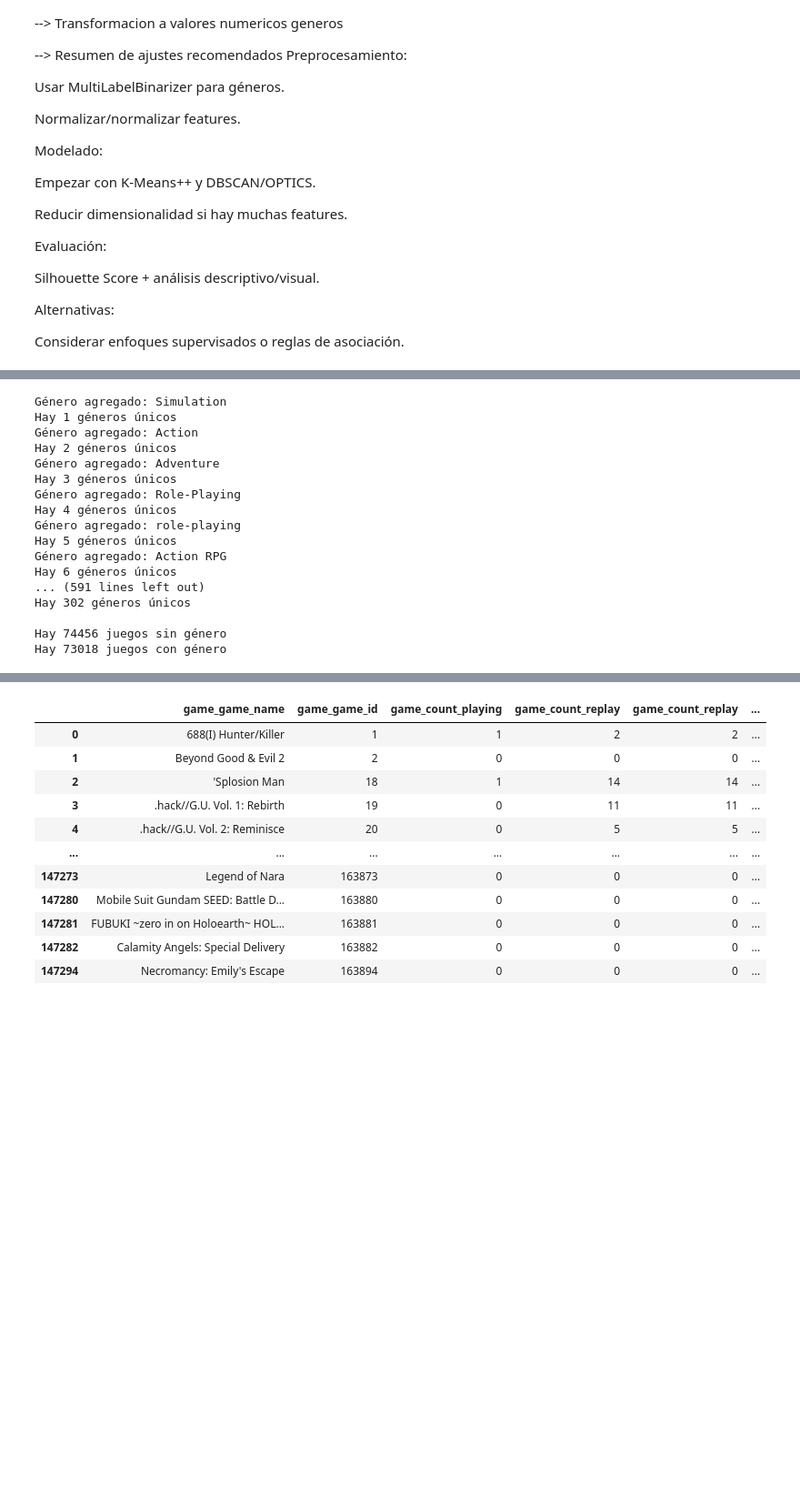
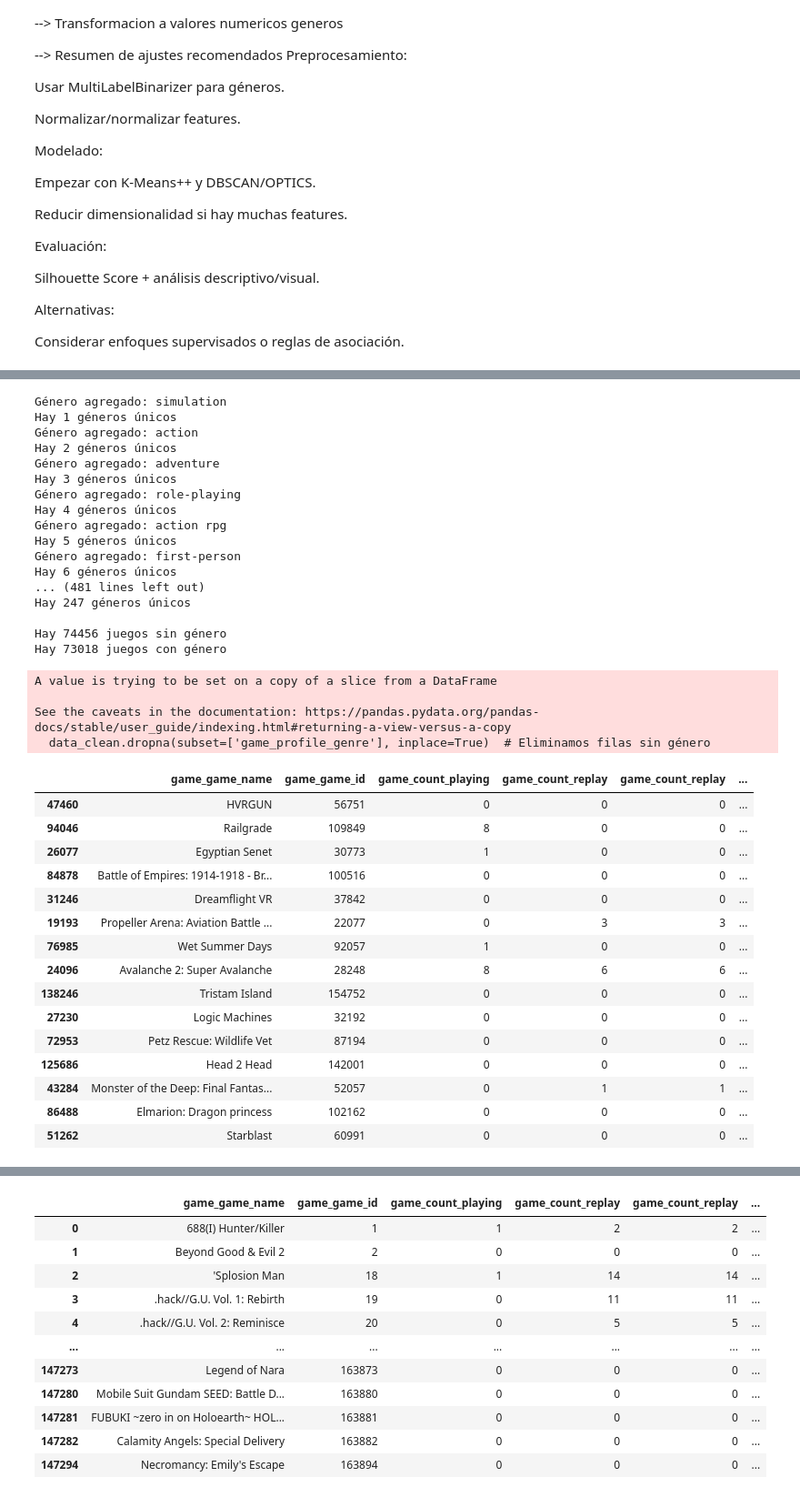
Before and after one commit to SebaSalasLvd/proyecto-mineria, a Jupyter notebook: hito-2/clean_data.ipynb, the cells around one changed output, grey strips where cells are left out. Shown at 91% size. Saved outputs shown, nothing was run; the diff lists cells and outputs as text; code cells hidden in the pictures; blank space fills up the shorter version.

```diff
--- a/hito-2/clean_data.ipynb
+++ b/hito-2/clean_data.ipynb
@@ -118,11 +202,12 @@ genres_list = []
 for game in genres:
     if pd.isna(game):  # verificamos que el género no sea NaN
         continue
+    for genre in game.split(','):
+        normalized = normalize_genre(genre)
+        if normalized not in genres_list: # revisamos si el género ya está en la lista
+            genres_list.append(normalized) # si no está, lo agregamos
 
-    for genre in game.split(','):
-        if genre.strip() not in genres_list: # revisamos si el género ya está en la lista
-            genres_list.append(genre.strip()) # si no está, lo agregamos
-            print('Género agregado: {}'.format(genre.strip()))
+            print('Género agregado: {}'.format(normalized))
             print('Hay {} géneros únicos'.format(len(genres_list)))
 
 # Eliminamos los juegos que no tienen genero
@@ -130,20 +215,20 @@ print()
 print('Hay {} juegos sin género'.format(data_clean['game_profile_genre'].isna().sum()))
 print('Hay {} juegos con género'.format(data_clean['game_profile_genre'].notna().sum()))
 # %% [output]
-Género agregado: Simulation
+Género agregado: simulation
 Hay 1 géneros únicos
-Género agregado: Action
+Género agregado: action
 Hay 2 géneros únicos
-Género agregado: Adventure
+Género agregado: adventure
 Hay 3 géneros únicos
-Género agregado: Role-Playing
+Género agregado: role-playing
 Hay 4 géneros únicos
-Género agregado: role-playing
+Género agregado: action rpg
 Hay 5 géneros únicos
-Género agregado: Action RPG
+Género agregado: first-person
 Hay 6 géneros únicos
-... (591 lines left out)
-Hay 302 géneros únicos
+... (481 lines left out)
+Hay 247 géneros únicos
 
 Hay 74456 juegos sin género
 Hay 73018 juegos con género
@@ -149,0 +282,24 @@ Hay 73018 juegos con género
+# %%
+data_clean.dropna(subset=['game_profile_genre'], inplace=True)  # Eliminamos filas sin género
+data_clean.sample(15, random_state=42)  # Muestra aleatoria de 15 juegos
+# %% [output]
+A value is trying to be set on a copy of a slice from a DataFrame
+
+See the caveats in the documentation: https://pandas.pydata.org/pandas-docs/stable/user_guide/indexing.html#returning-a-view-versus-a-copy
+  data_clean.dropna(subset=['game_profile_genre'], inplace=True)  # Eliminamos filas sin género
+|  | game_game_name | game_game_id | game_count_playing | game_count_replay | game_count_replay | ... |
+| 47460 | HVRGUN | 56751 | 0 | 0 | 0 | ... |
+| 94046 | Railgrade | 109849 | 8 | 0 | 0 | ... |
+| 26077 | Egyptian Senet | 30773 | 1 | 0 | 0 | ... |
+| 84878 | Battle of Empires: 1914-1918 - Br... | 100516 | 0 | 0 | 0 | ... |
+| 31246 | Dreamflight VR | 37842 | 0 | 0 | 0 | ... |
+| 19193 | Propeller Arena: Aviation Battle ... | 22077 | 0 | 3 | 3 | ... |
+| 76985 | Wet Summer Days | 92057 | 1 | 0 | 0 | ... |
+| 24096 | Avalanche 2: Super Avalanche | 28248 | 8 | 6 | 6 | ... |
+| 138246 | Tristam Island | 154752 | 0 | 0 | 0 | ... |
+| 27230 | Logic Machines | 32192 | 0 | 0 | 0 | ... |
+| 72953 | Petz Rescue: Wildlife Vet | 87194 | 0 | 0 | 0 | ... |
+| 125686 | Head 2 Head | 142001 | 0 | 0 | 0 | ... |
+| 43284 | Monster of the Deep: Final Fantas... | 52057 | 0 | 1 | 1 | ... |
+| 86488 | Elmarion: Dragon princess | 102162 | 0 | 0 | 0 | ... |
+| 51262 | Starblast | 60991 | 0 | 0 | 0 | ... |
```
Also changed, not shown: parts of 13 cells of this notebook, 1 other file.
